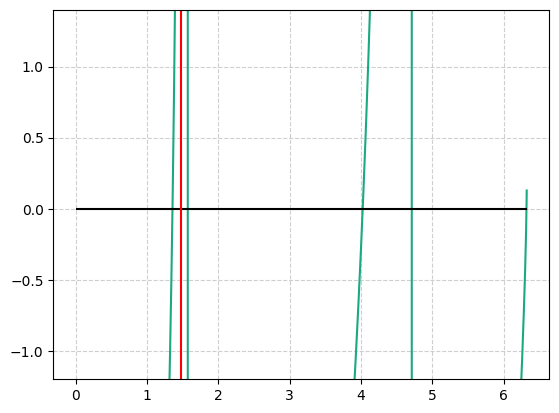
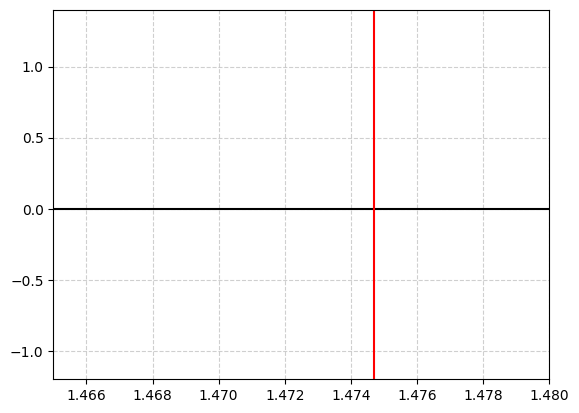
Unified diff of the notebook cell whose output changed from the first chart to the second:
--- before
+++ after
@@ -4,3 +4,3 @@
 plt.vlines(1.47469, 10, -10, 'red')
 plt.ylim(-1.2,1.4)
-# plt.xlim(1.465,1.48)
+plt.xlim(1.465,1.48)

Commit: NewtionMethod